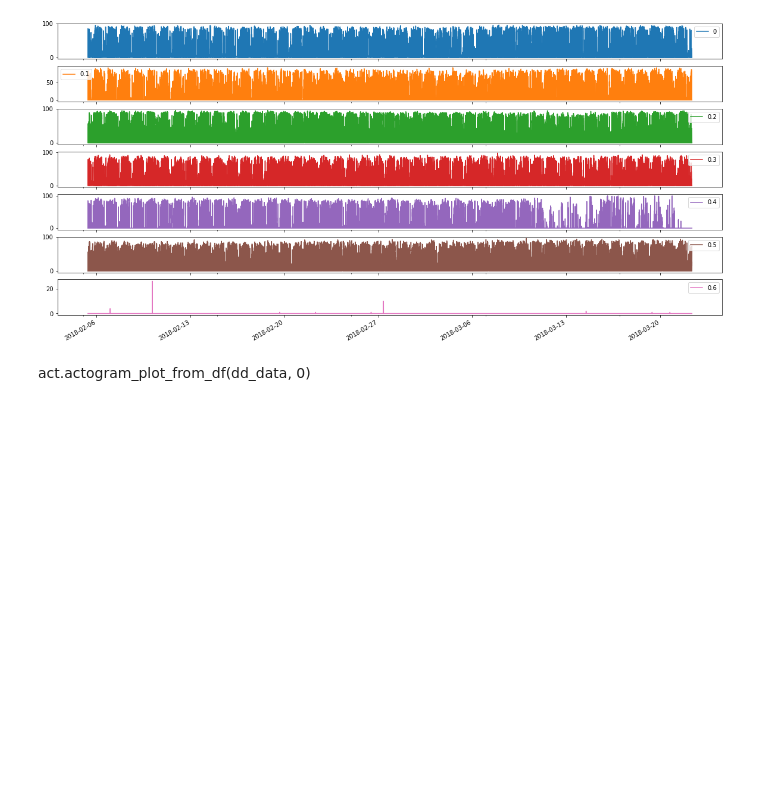
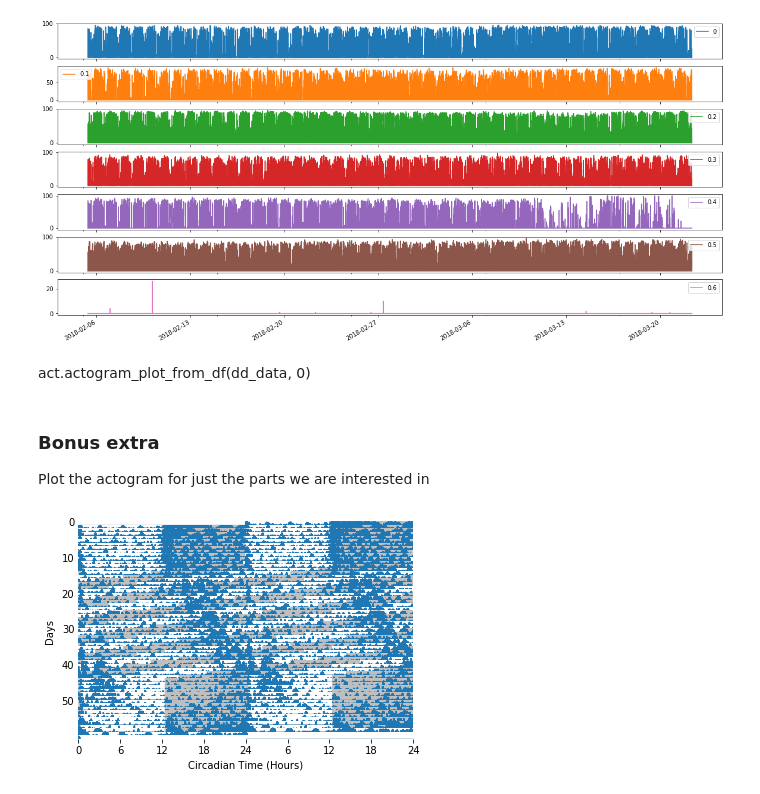
Before and after one commit to A-Fisk/P2_circ_disruption, a Jupyter notebook: 01_createfiles/01_notebooks/01_t20_create.ipynb, the cells around one changed output. Saved outputs shown, nothing was run; the diff lists cells and outputs as text; code cells hidden in the pictures; blank space fills up the shorter version.

```diff
--- a/01_createfiles/01_create_annotate_files/01_t20_create.ipynb
+++ b/01_createfiles/01_notebooks/01_t20_create.ipynb
@@ -160,3 +160,13 @@ save_dir = pathlib.Path("/Users/angusfisk/Documents/"
 file_name = "t20_pir_data.csv"
 file_path = save_dir / file_name
 data_annotated.to_csv(file_path)
+# %% [markdown]
+### Bonus extra
+
+Plot the actogram for just the parts we are interested in
+# %%
+df_act_plot = data.loc[baseline_start:
+                       post_baseline_1_end]
+act.actogram_plot_from_df(df_act_plot, 0)
+# %% [output]
+[figure, added]
```
Also changed, not shown: 10 other files.
